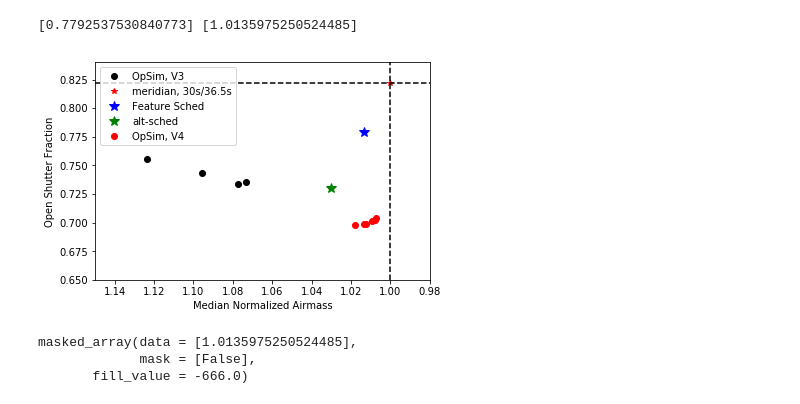
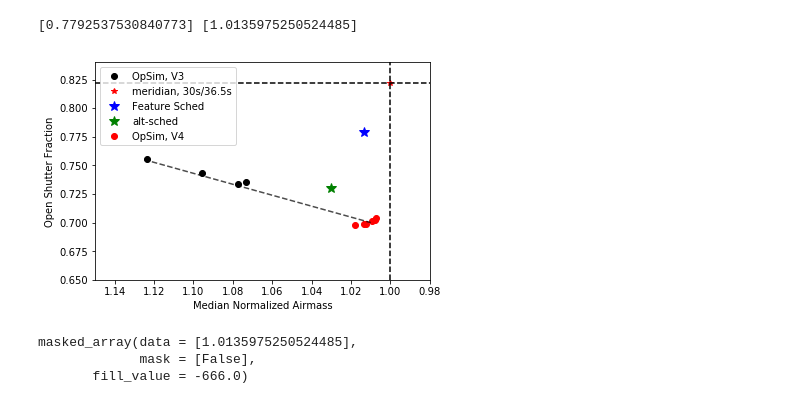
Before and after one commit to yoachim/ScratchStuff, a Jupyter notebook: survey_survey/opsimvtime/wha.ipynb, the cells around one changed output. Cells and saved outputs as stored; diff of their text form; code cells hidden in the pictures.

```diff
--- a/survey_survey/opsimvtime/wha.ipynb
+++ b/survey_survey/opsimvtime/wha.ipynb
@@ -202,25 +202,26 @@ print(feature_osf, feature_nair)
 # %%
 max_osf = 30./(32.+4.5)
 plt.plot(normAir, osf, 'ko', label='OpSim, V3')
 plt.xlim([1.15, .98])
 plt.ylim([.65, .84])
 plt.plot(1, max_osf, 'r*', label='meridian, 30s/36.5s')
 plt.xlabel('Median Normalized Airmass')
 plt.ylabel('Open Shutter Fraction')
 plt.axhline(y=max_osf, linestyle='--', color='k')
 plt.axvline(x=1., linestyle='--', color='k')
 
 plt.plot(feature_nair, feature_osf, 'b*', markersize=10, label='Feature Sched')
 
 plt.plot([1.03], [0.73], 'g*', markersize=10, label='alt-sched')
 
 plt.plot(normAir_v4, osf_v4, 'ro', label='OpSim, V4')
 
 
 plt.legend(scatterpoints=1, numpoints=1, loc='upper left')
+plt.plot([1.125,1.01], [0.755, 0.7], 'k--', alpha=0.7)
 plt.savefig('sched_comp.pdf')
 # %% [output]
-[figure, old version]
+[figure, new version]
 # %%
 feature_nair
 # %% [output]
```
Also changed, not shown: parts of 3 cells of this notebook.
